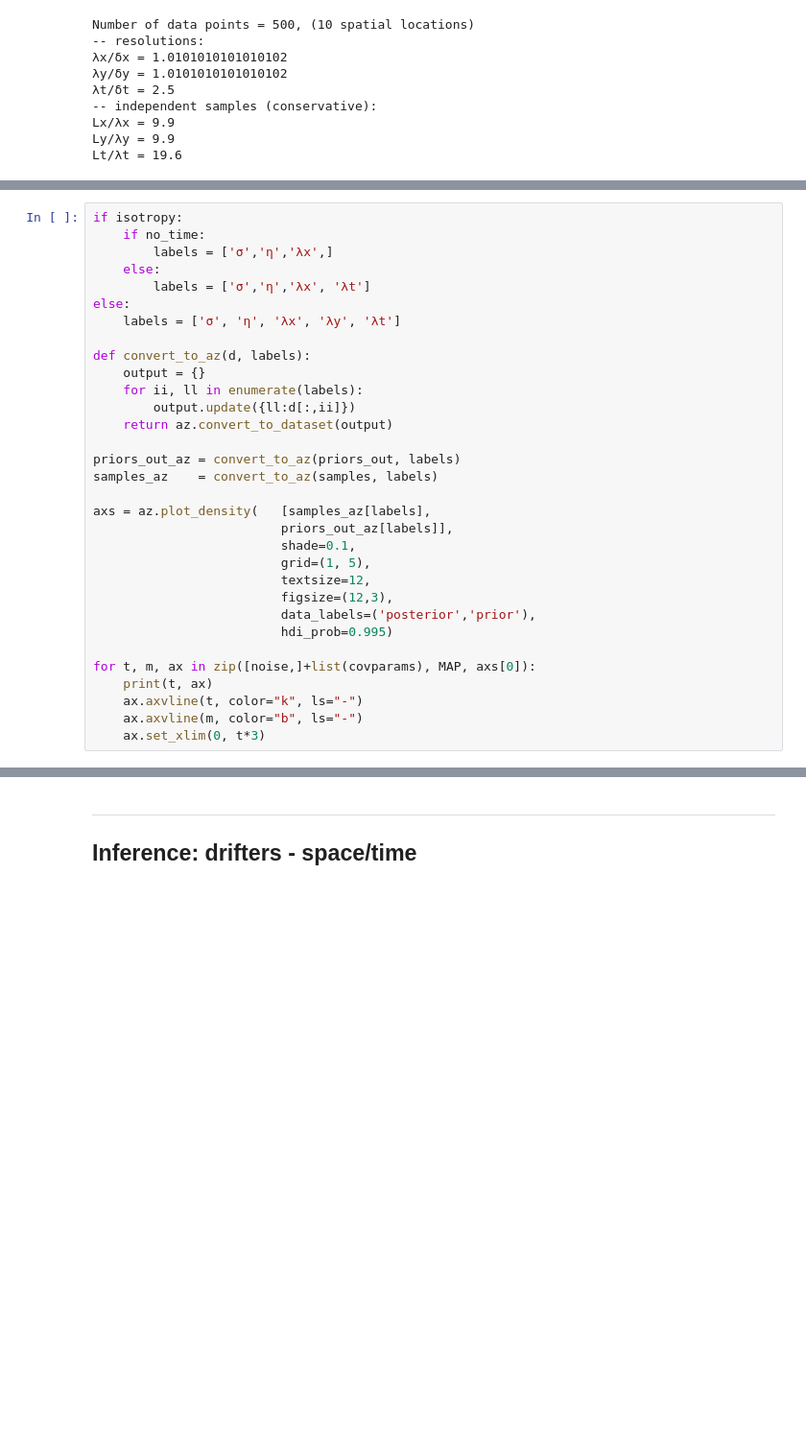
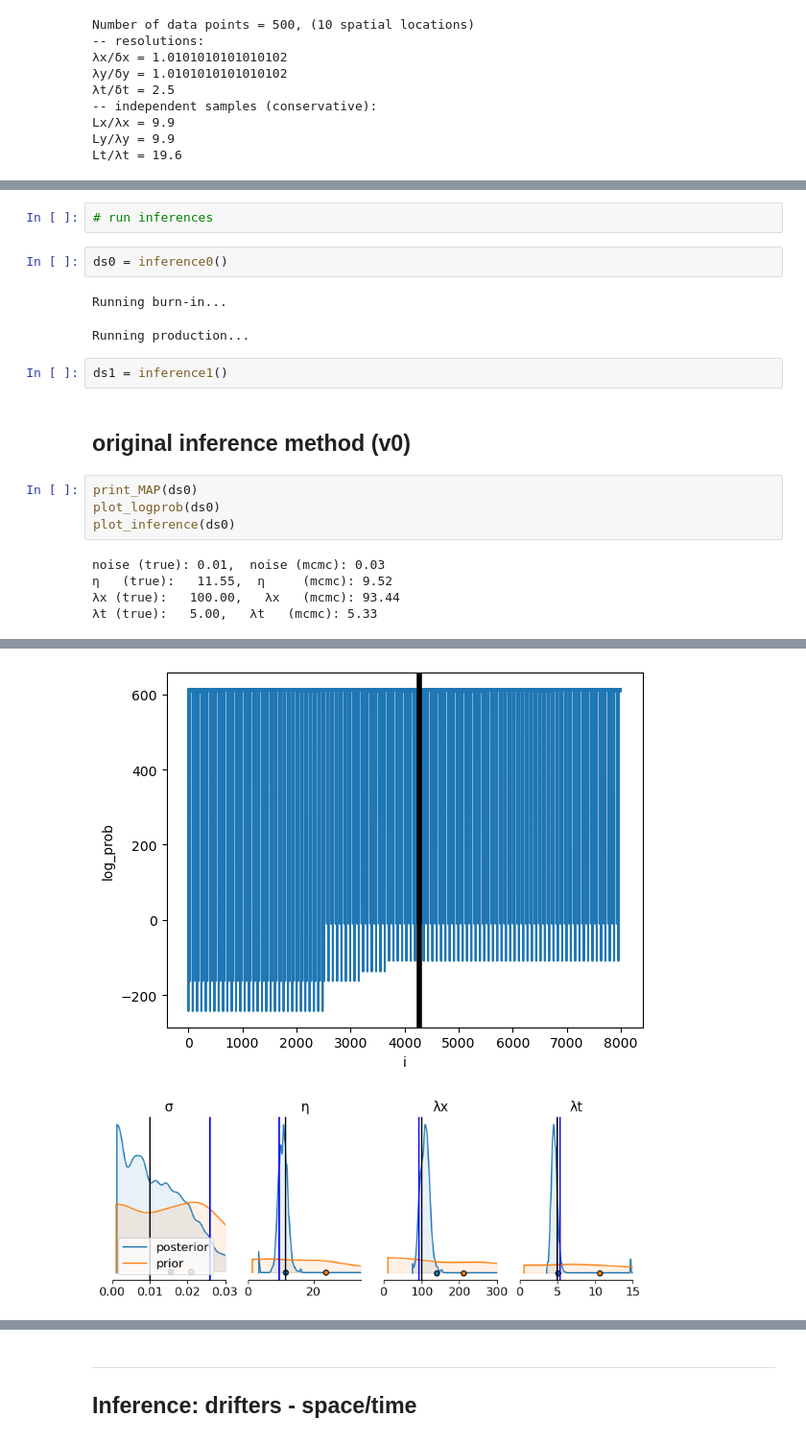
Before and after one commit to ahmaddroobi99/nwa, a Jupyter notebook: stats/drifter_3D_inference.ipynb, the cells around one changed output, grey strips where cells are left out. Shown: that part at 96% size. Saved outputs shown, nothing was run; the diff lists cells and outputs as text; blank space fills up the shorter version.

Commit message:
implements v1 inference

```diff
--- a/stats/drifter_3D_inference.ipynb
+++ b/stats/drifter_3D_inference.ipynb
@@ -651,32 +579,0 @@ noise (true): 0.01,  noise (mcmc): 0.03
-# %%
-if isotropy:
-    if no_time:
-        labels = ['σ','η','λx',]
-    else:
-        labels = ['σ','η','λx', 'λt']
-else:
-    labels = ['σ', 'η', 'λx', 'λy', 'λt']
-
-def convert_to_az(d, labels):
-    output = {}
-    for ii, ll in enumerate(labels):
-        output.update({ll:d[:,ii]})
-    return az.convert_to_dataset(output)
-
-priors_out_az = convert_to_az(priors_out, labels)
-samples_az    = convert_to_az(samples, labels)
-
-axs = az.plot_density(   [samples_az[labels],
-                         priors_out_az[labels]],
-                         shade=0.1,
-                         grid=(1, 5),
-                         textsize=12,
-                         figsize=(12,3),
-                         data_labels=('posterior','prior'),
-                         hdi_prob=0.995)
-
-for t, m, ax in zip([noise,]+list(covparams), MAP, axs[0]):
-    print(t, ax)
-    ax.axvline(t, color="k", ls="-")
-    ax.axvline(m, color="b", ls="-")
-    ax.set_xlim(0, t*3)
@@ -698,0 +835,20 @@ fig = corner.corner(samples,
+# %%
+# run inferences
+# %%
+ds0 = inference0()
+# %% [output]
+Running burn-in...
+Running production...
+# %%
+ds1 = inference1()
+# %% [markdown]
+## original inference method (v0)
+# %%
+print_MAP(ds0)
+plot_logprob(ds0)
+plot_inference(ds0)
+# %% [output]
+noise (true): 0.01,  noise (mcmc): 0.03
+η   (true):   11.55,  η     (mcmc): 9.52
+λx (true):   100.00,   λx   (mcmc): 93.44
+λt (true):   5.00,   λt   (mcmc): 5.33
@@ -698,0 +859,2 @@ fig = corner.corner(samples,
+[figure, added]
+[figure, added]
```
Also changed, not shown: parts of 30 cells of this notebook, 1 other file.
